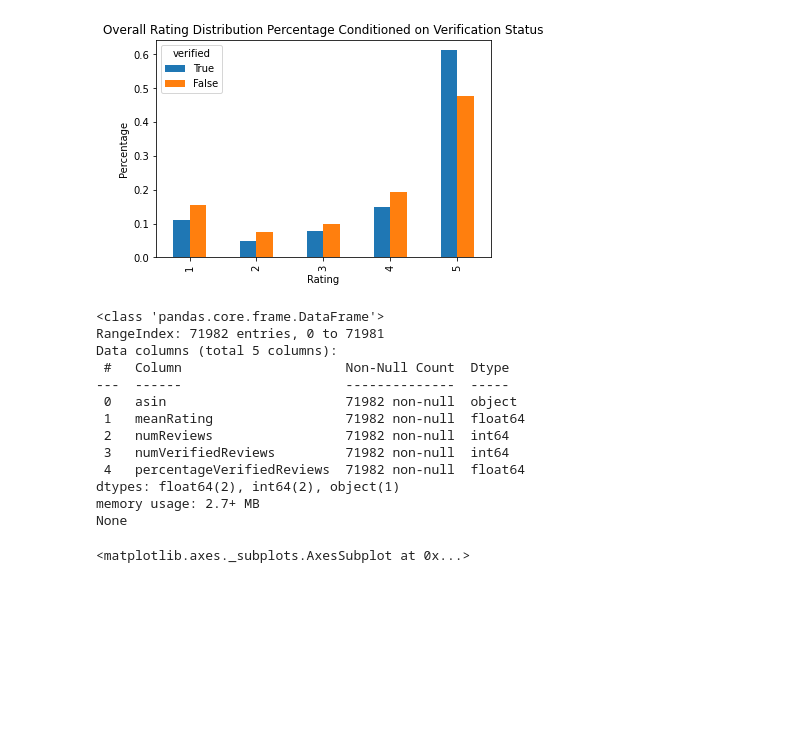
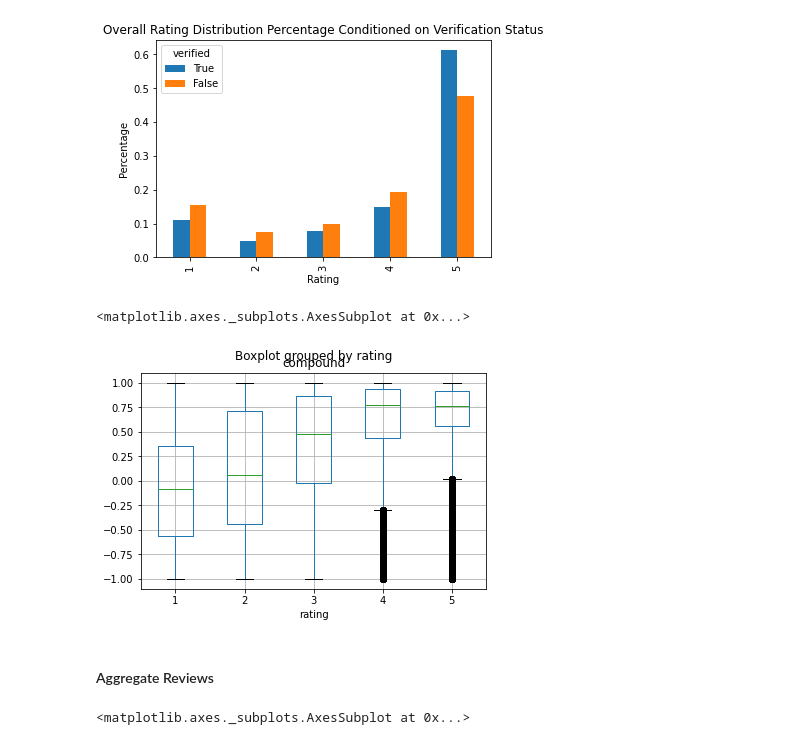
Before and after one commit to ting486/Consumer-Reviews-And-Purchasing-Decisions, a Jupyter notebook: amazon_video_games_25GB_RAM.ipynb, the cells around one changed output. Drawn from its saved outputs; the diff is of its cells as text; code cells hidden in the pictures; blank space fills up the shorter version.

```diff
--- a/amazon_video_games_25GB_RAM.ipynb
+++ b/amazon_video_games_25GB_RAM.ipynb
@@ -136,0 +374,7 @@ dfRecentness = dfRecentness.sort_values(by='Recentness')
+# %%
+dfReviewsStyle = dfReviews.loc[(~dfReviews['style'].isna())]
+
+dfReviewsStyle['styleStr'] = [list(d.keys()) for d in dfReviewsStyle['style']]
+dfReviewsStyle['styleStr'] = [','.join(map(str, l)) for l in dfReviewsStyle['styleStr']]
+dfReviewsStyle['styleStr'] = dfReviewsStyle['styleStr'].replace({':': ''}, regex=True)
+dfReviewsStyle = dfReviewsStyle[['styleStr']]
@@ -136,0 +397,3 @@ dfRecentness = dfRecentness.sort_values(by='Recentness')
+# %%
+dfReviews = dfReviews.merge(dfReviewsStyle, how='left', left_index=True, right_index=True)
+dfReviews['styleStr'] = dfReviews['styleStr'].fillna('')
@@ -150,6 +415,7 @@ dfReviews['summaryLength'] = dfReviews['summary'].str.len()
 # change data types of some columns and select only the useful columns before proceeding to the next step
 dfReviews = dfReviews.astype({'numImages': np.uint8, 'reviewTextLength': 'Int32',
                               'summaryLength': 'Int32', 'numStyles': np.uint8})
-dfReviews = dfReviews[['asin', 'rating', 'verified', 'timeDiff', 'recentness', 'reviewTime', 'reviewerID',
-                       'reviewText', 'reviewTextLength', 'summary', 'summaryLength', 'vote', 'numStyles', 'numImages']]
+dfReviews = dfReviews[['asin', 'rating', 'verified', 'reviewTime', 'timeDiff', 'recentness',
+                       'reviewerID', 'reviewText', 'reviewTextLength', 'summary', 'summaryLength', 'vote',
+                       'styleStr', 'numStyles', 'numImages']]
 # %%
@@ -213,6 +478,9 @@ print(t1-t0)
 dfSummaryPolarity = pd.DataFrame(summaryPolarity).T
 # dfSummaryPolarity = dfSummaryPolarity.reset_index().rename(columns={'index': 'Id'})
 # dfSummaryPolarity = dfSummaryPolarity.merge(dfReviews, how='left')
+# %%
+# merge into dfReviews
+dfReviews = dfReviews.merge(dfSummaryPolarity, left_index=True, right_index=True)
 # %% [markdown]
 ### Plots
 # %%
@@ -236,6 +504,13 @@ dfRatingsByVerified.plot.bar(xlabel='Rating', ylabel='Percentage',
 <matplotlib.axes._subplots.AxesSubplot at 0x...>
 [figure]
 [figure]
+# %%
+dfReviews.boxplot(column='compound', by='rating')
+# %% [output]
+<matplotlib.axes._subplots.AxesSubplot at 0x...>
+[figure, added]
+# %% [markdown]
+#### Aggregate Reviews
 # %%
 # get mean rating, total numbers of reviews, and verified reviews per asin
 gcAsin = dfReviews.groupby(['asin'], as_index=False).agg({'rating': 'mean', 'reviewerID': 'count', 'verified': 'sum'})
@@ -243,22 +518,6 @@ gcAsin = gcAsin.rename(columns={'rating': 'meanRating', 'reviewerID': 'numReview
 
 gcAsin['percentageVerifiedReviews'] = gcAsin['numVerifiedReviews'] / gcAsin['numReviews']
 # gcAsin = gcAsin.sort_values(by=['numReviews', 'asin'], ascending=[False, True], ignore_index=True)
-
-print(gcAsin.info())
-# %% [output]
-<class 'pandas.core.frame.DataFrame'>
-RangeIndex: 71982 entries, 0 to 71981
-Data columns (total 5 columns):
- #   Column                     Non-Null Count  Dtype
----  ------                     --------------  -----
- 0   asin                       71982 non-null  object
- 1   meanRating                 71982 non-null  float64
- 2   numReviews                 71982 non-null  int64
- 3   numVerifiedReviews         71982 non-null  int64
- 4   percentageVerifiedReviews  71982 non-null  float64
-dtypes: float64(2), int64(2), object(1)
-memory usage: 2.7+ MB
-None
 # %%
 gcAsin['percentageVerifiedReviews'].plot.hist(bins=10)
 # %% [output]
```
Also changed, not shown: parts of 77 cells of this notebook.
